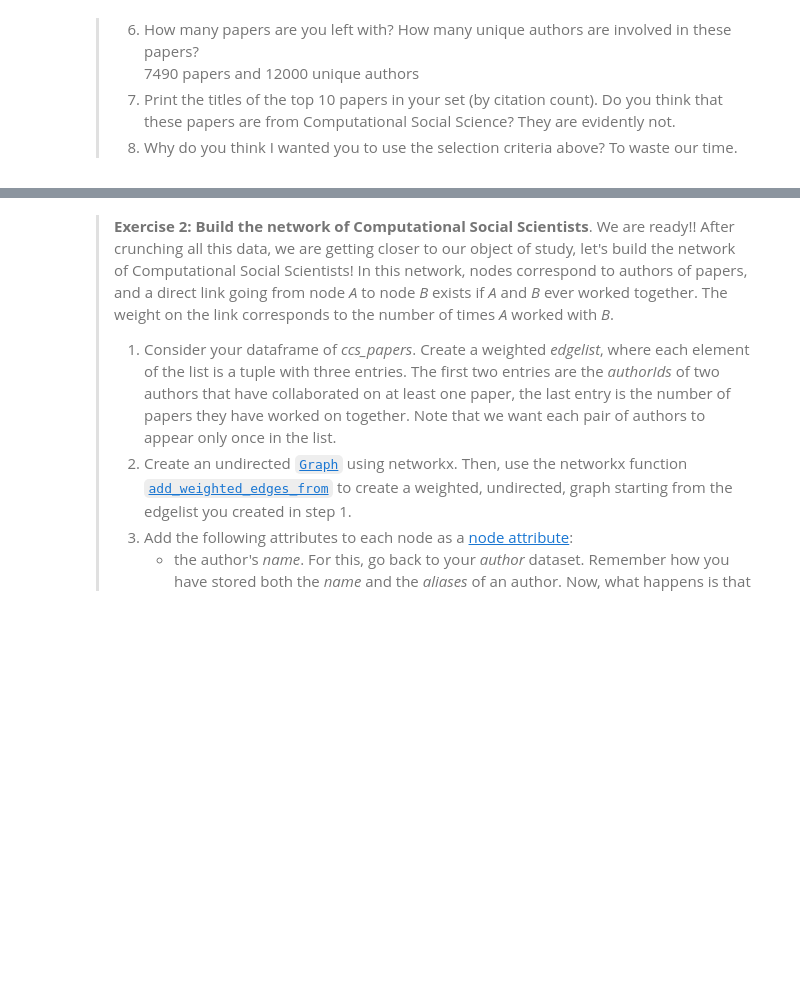
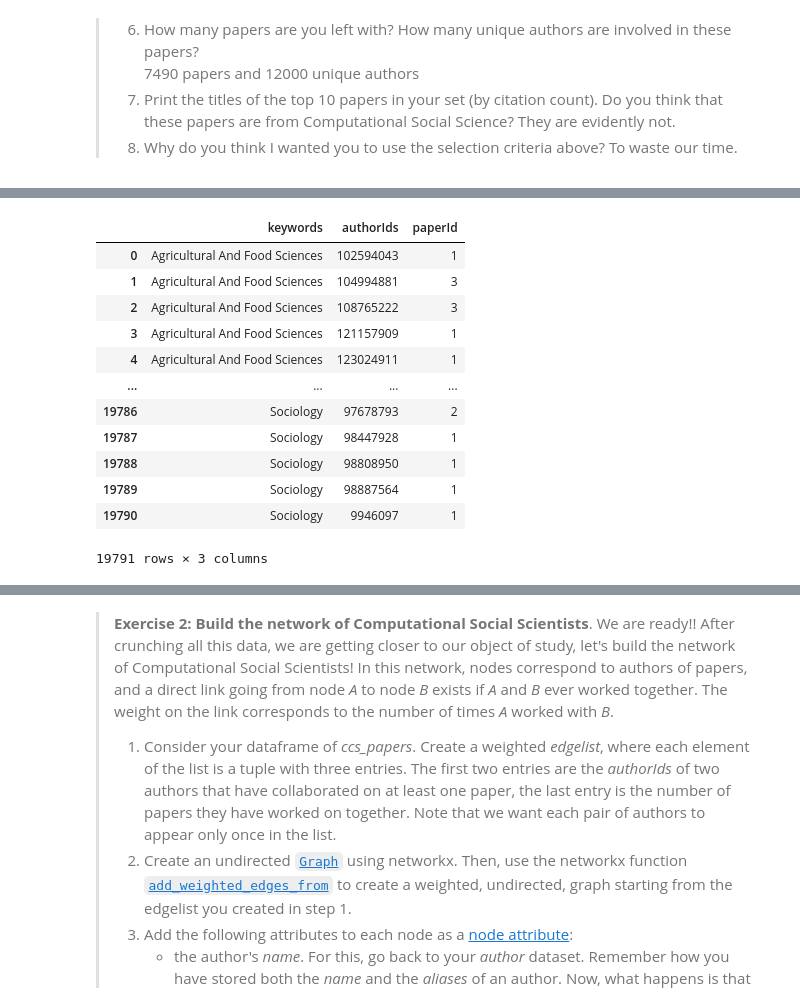
Before and after one commit to joachimschroeder/comsocsci2023, a Jupyter notebook: lectures/Week4.ipynb, the cells around one changed output, grey strips where cells are left out. Drawn from its saved outputs; the diff is of its cells as text; code cells hidden in the pictures; blank space fills up the shorter version.

```diff
--- a/lectures/Week4.ipynb
+++ b/lectures/Week4.ipynb
@@ -263,0 +285,17 @@ To waste our time.
+# %%
+temp = keywords_exp.groupby(['keywords', 'authorIds'])['paperId'].count().reset_index()
+temp
+# %% [output]
+|  | keywords | authorIds | paperId |
+| 0 | Agricultural And Food Sciences | 102594043 | 1 |
+| 1 | Agricultural And Food Sciences | 104994881 | 3 |
+| 2 | Agricultural And Food Sciences | 108765222 | 3 |
+| 3 | Agricultural And Food Sciences | 121157909 | 1 |
+| 4 | Agricultural And Food Sciences | 123024911 | 1 |
+| ... | ... | ... | ... |
+| 19786 | Sociology | 97678793 | 2 |
+| 19787 | Sociology | 98447928 | 1 |
+| 19788 | Sociology | 98808950 | 1 |
+| 19789 | Sociology | 98887564 | 1 |
+| 19790 | Sociology | 9946097 | 1 |
+19791 rows × 3 columns
```
Also changed, not shown: parts of 14 cells of this notebook, 2 other files.
